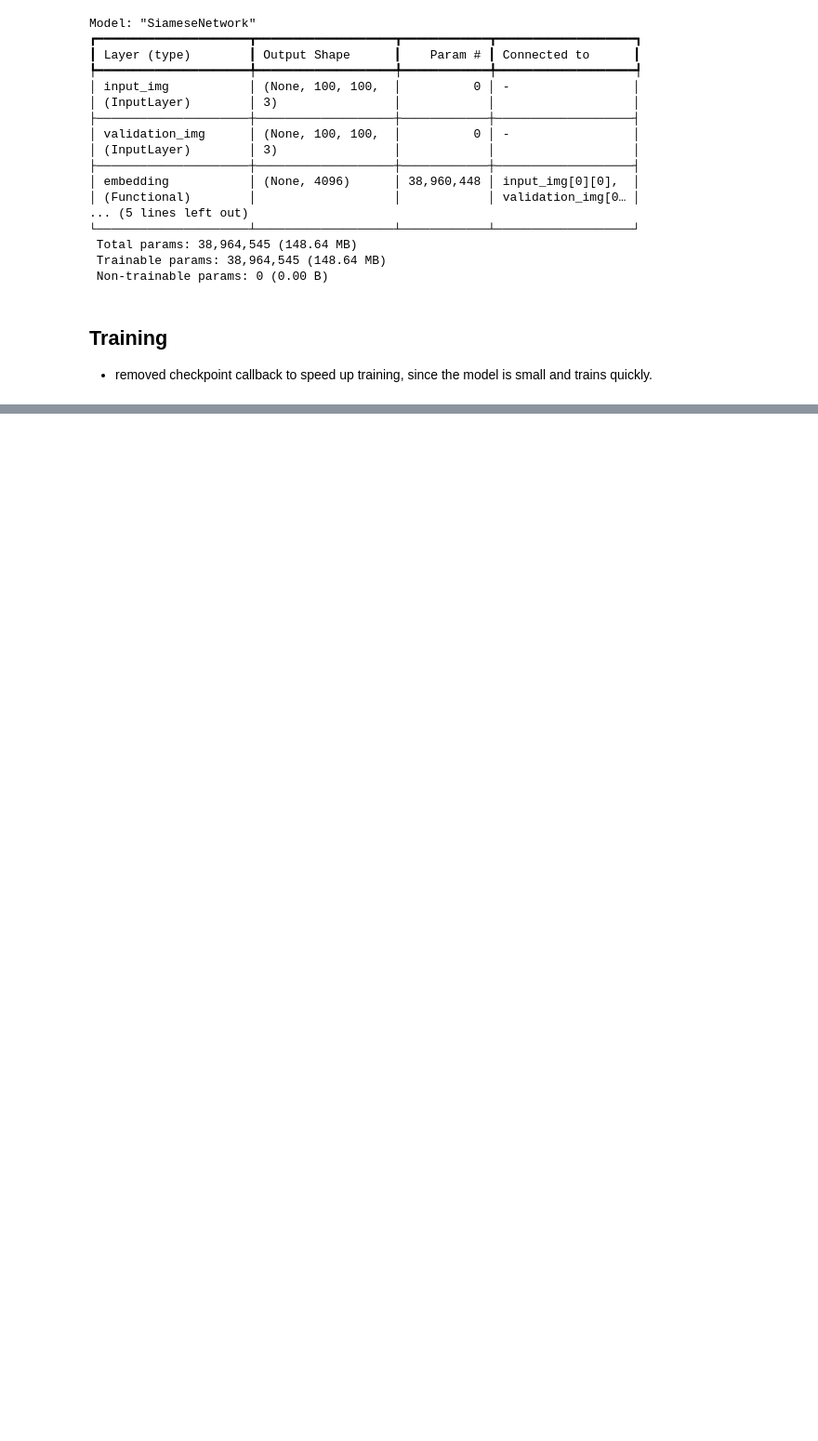
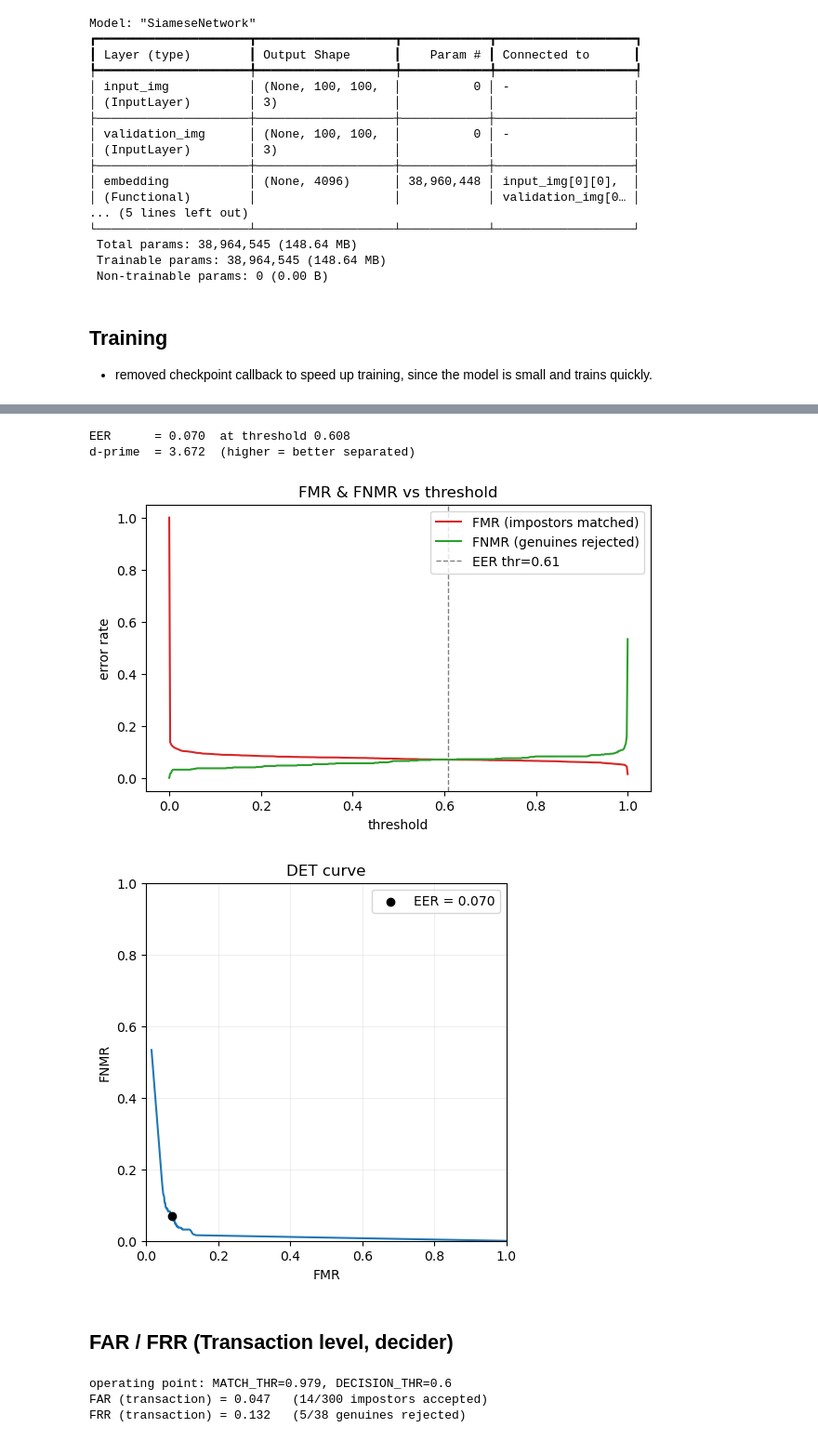
Before and after one commit to justingebert/biometric-recognition, a Jupyter notebook: notebooks/facial-verification.ipynb, the cells around one changed output, grey strips where cells are left out. Shown at 93% size. Drawn from its saved outputs; the diff is of its cells as text; code cells hidden in the pictures; blank space fills up the shorter version.

```diff
--- a/notebooks/facial-verification.ipynb
+++ b/notebooks/facial-verification.ipynb
@@ -477,0 +470,44 @@ True
+# %%
+thresholds = np.linspace(0, 1, 501)
+fmr = np.array([np.mean(impostor_scores >= t) for t in thresholds])
+fnmr = np.array([np.mean(genuine_scores < t) for t in thresholds])
+i = np.argmin(np.abs(fmr - fnmr))                 # EER: FMR ~= FNMR
+eer, eer_thr = (fmr[i] + fnmr[i]) / 2, thresholds[i]
+dprime = (genuine_scores.mean() - impostor_scores.mean()) / np.sqrt((genuine_scores.var() + impostor_scores.var()) / 2)
+print(f'EER      = {eer:.3f}  at threshold {eer_thr:.3f}')
+print(f"d-prime  = {dprime:.3f}  (higher = better separated)")
+
+# FMR & FNMR vs threshold
+plt.figure(figsize=(7, 4))
+plt.plot(thresholds, fmr, color='tab:red', label='FMR (impostors matched)')
+plt.plot(thresholds, fnmr, color='tab:green', label='FNMR (genuines rejected)')
+plt.axvline(eer_thr, ls='--', color='gray', lw=1, label=f'EER thr={eer_thr:.2f}')
+plt.xlabel('threshold'); plt.ylabel('error rate')
+plt.title('FMR & FNMR vs threshold'); plt.legend(); plt.show()
+
+# DET curve: FNMR vs FMR, TODO maybe log axis?
+plt.figure(figsize=(5, 5))
+plt.plot(fmr, fnmr, color='tab:blue')
+plt.scatter([eer], [eer], color='k', zorder=5, label=f'EER = {eer:.3f}')
+plt.xlabel('FMR'); plt.ylabel('FNMR'); plt.title('DET curve')
+plt.xlim(0, 1); plt.ylim(0, 1); plt.grid(alpha=0.3); plt.legend(); plt.show()
+# %% [output]
+EER      = 0.070  at threshold 0.608
+d-prime  = 3.672  (higher = better separated)
+[figure, added]
+[figure, added]
+# %% [markdown]
+## FAR / FRR (Transaction level, decider)
+# %%
+imp_dec = np.array(impostor_decisions)
+far = imp_dec.mean() if imp_dec.size else float('nan')
+print(f'operating point: MATCH_THR={MATCH_THR}, DECISION_THR={DECISION_THR}')
+print(f'FAR (transaction) = {far:.3f}   ({imp_dec.sum()}/{imp_dec.size} impostors accepted)')
+
+gen_dec = np.array(genuine_decisions)
+frr = 1 - gen_dec.mean()
+print(f'FRR (transaction) = {frr:.3f}   ({(~gen_dec).sum()}/{gen_dec.size} genuines rejected)')
+# %% [output]
+operating point: MATCH_THR=0.979, DECISION_THR=0.6
+FAR (transaction) = 0.047   (14/300 impostors accepted)
+FRR (transaction) = 0.132   (5/38 genuines rejected)
```
Also changed, not shown: parts of 41 cells of this notebook, 1 other file.
